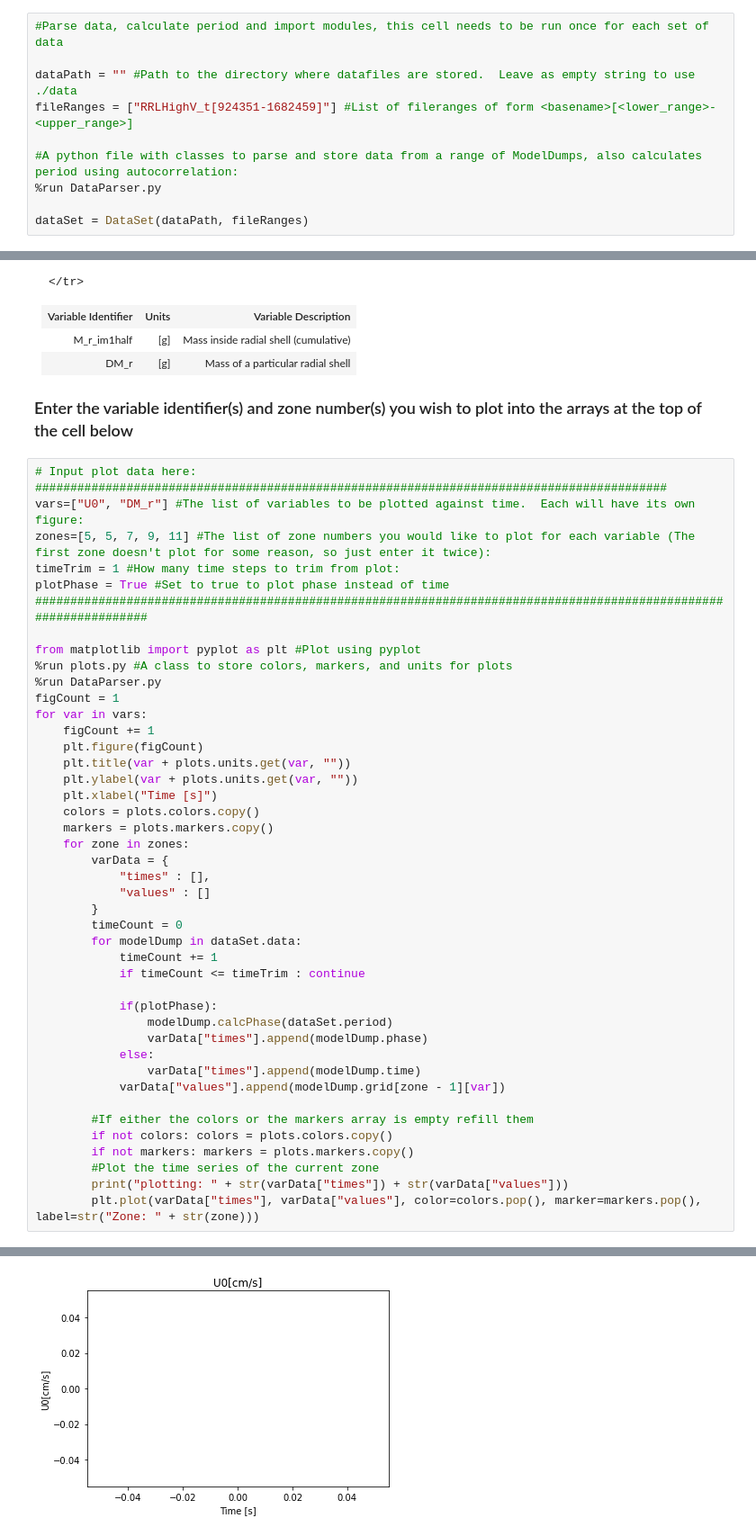
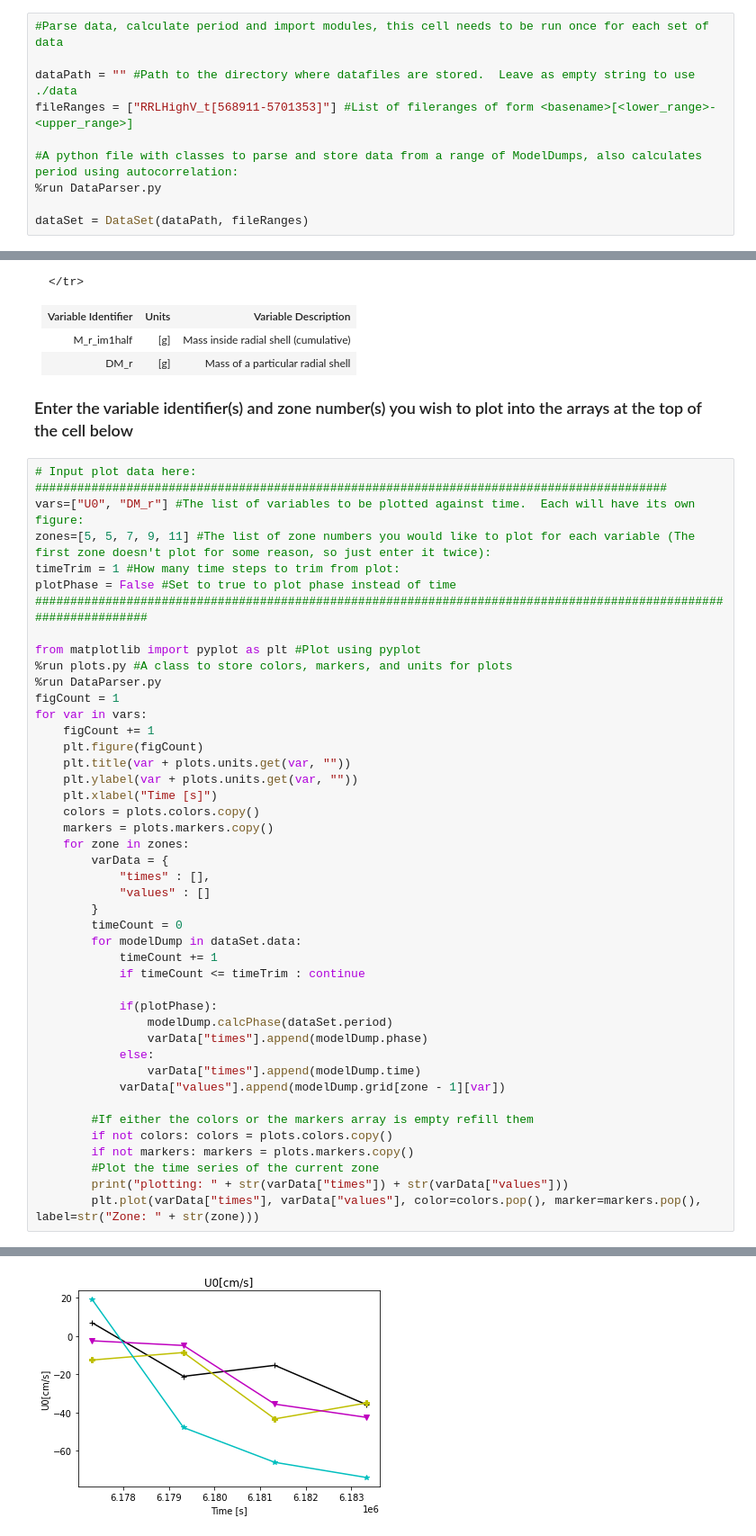
Before and after one commit to Eamon7900/SPHERLSanal-Modular, a Jupyter notebook: jupyter/Plot Time Series.ipynb, the cells around one changed output, grey strips where cells are left out. Shown at 90% size. Drawn from its saved outputs; the diff is of its cells as text.

```diff
--- a/jupyter/Plot Time Series.ipynb
+++ b/jupyter/Plot Time Series.ipynb
@@ -4,7 +4,7 @@
 #Parse data, calculate period and import modules, this cell needs to be run once for each set of data
 
 dataPath = "" #Path to the directory where datafiles are stored.  Leave as empty string to use ./data
-fileRanges = ["RRLHighV_t[924351-1682459]"] #List of fileranges of form <basename>[<lower_range>-<upper_range>]
+fileRanges = ["RRLHighV_t[568911-5701353]"] #List of fileranges of form <basename>[<lower_range>-<upper_range>]
 
 #A python file with classes to parse and store data from a range of ModelDumps, also calculates period using autocorrelation:
 %run DataParser.py
@@ -484,7 +483,7 @@ ValueError: max() arg is an empty sequence
 vars=["U0", "DM_r"] #The list of variables to be plotted against time.  Each will have its own figure:
 zones=[5, 5, 7, 9, 11] #The list of zone numbers you would like to plot for each variable (The first zone doesn't plot for some reason, so just enter it twice):
 timeTrim = 1 #How many time steps to trim from plot:
-plotPhase = True #Set to true to plot phase instead of time
+plotPhase = False #Set to true to plot phase instead of time
 ##################################################################################################################
 
 from matplotlib import pyplot as plt #Plot using pyplot
@@ -536 +535 @@ plotting: [nan, nan, nan, nan]['1.8639138399454408e+30', '1.8639138399454408e+30
-[figure, old version]
+[figure, new version]
```
Also changed, not shown: parts of 2 cells of this notebook, 3 other files.
